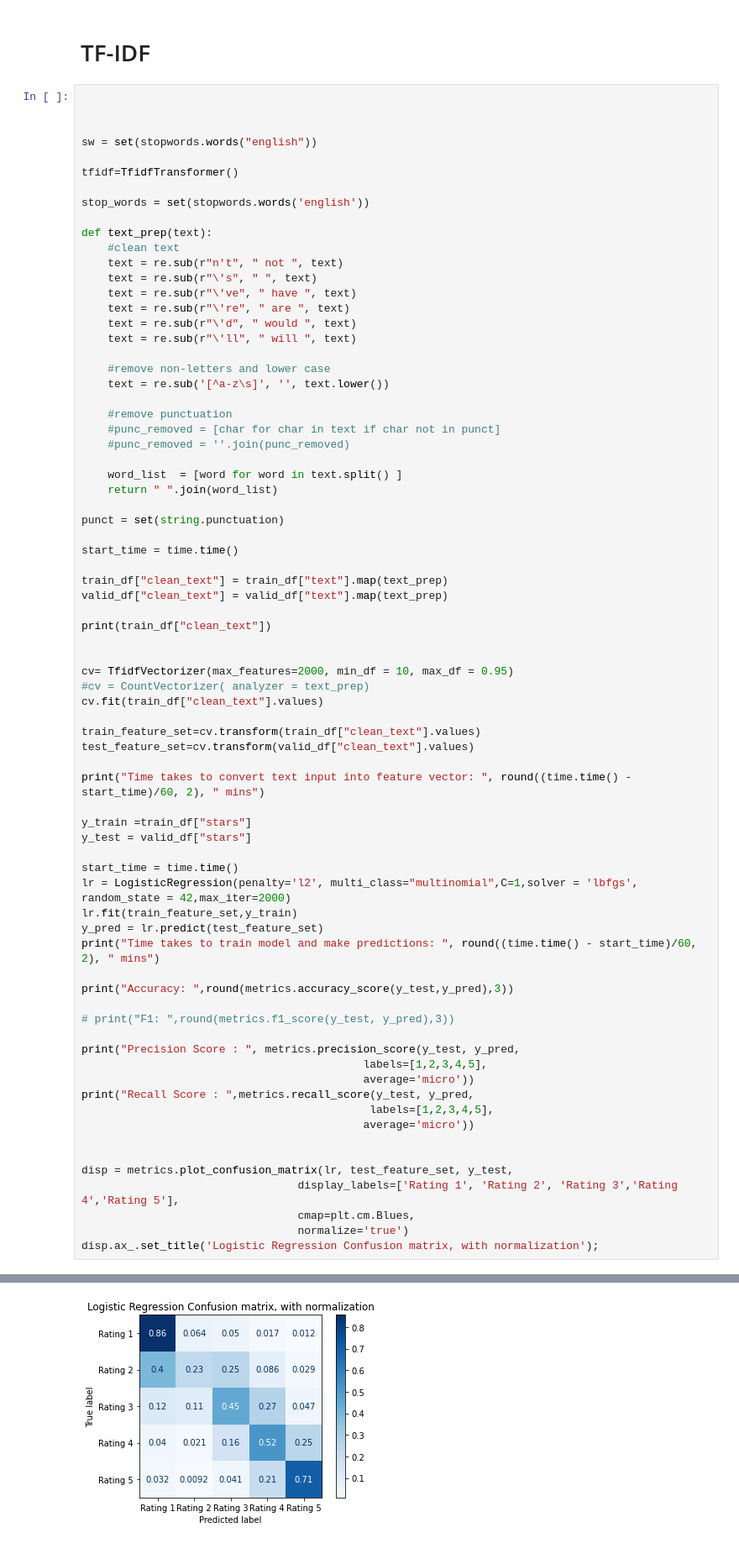
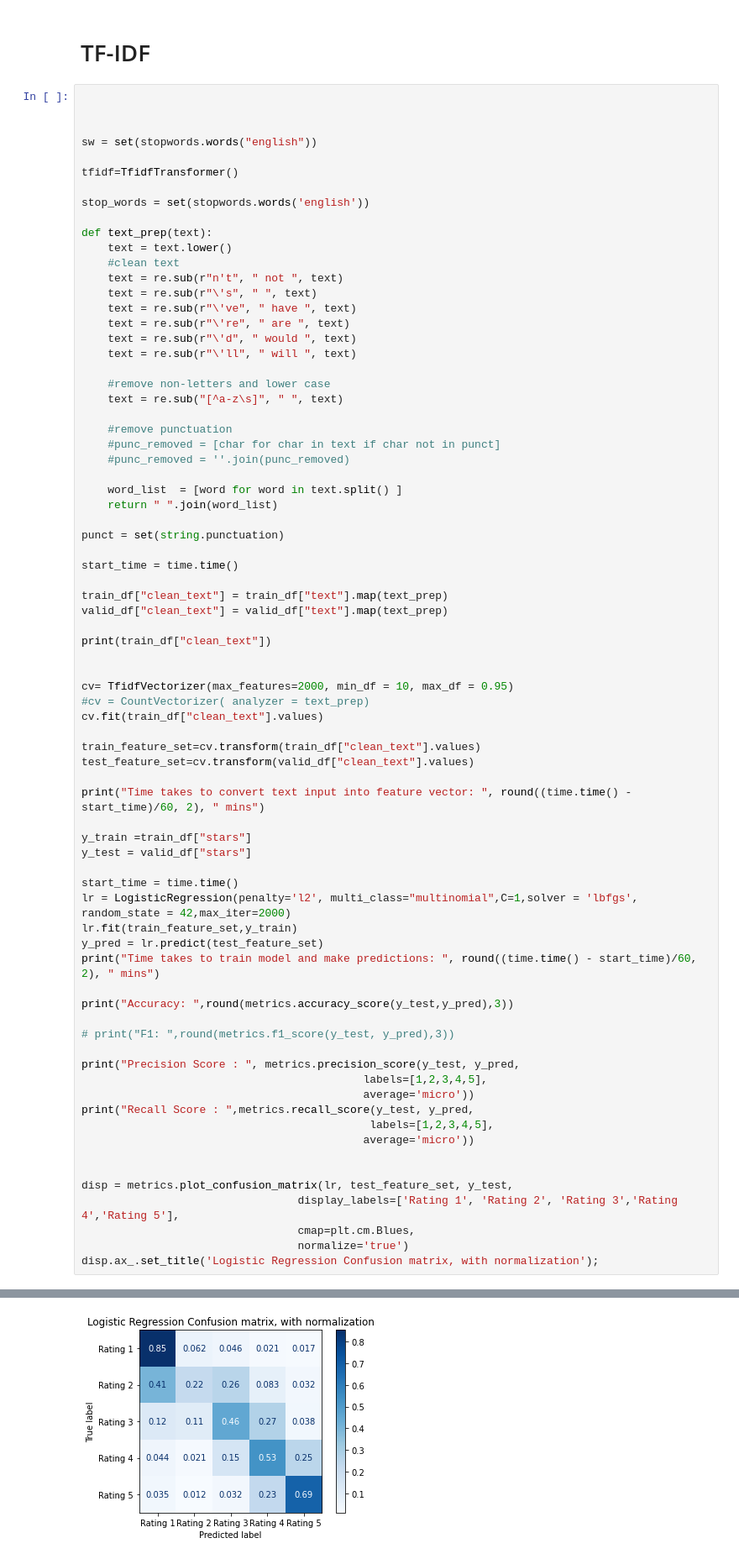
Before and after one commit to nikhilnanda21/yelp-is-all-you-need, a Jupyter notebook: Project1/Ensemble Model, TF-IDF + Glove + CNN + RNN.ipynb, the cells around one changed output, grey strips where cells are left out. Shown at 84% size. Cells and saved outputs as stored; diff of their text form.

```diff
--- a/Project1/Ensemble Model, TF-IDF + Glove + CNN + RNN.ipynb
+++ b/Project1/Ensemble Model, TF-IDF + Glove + CNN + RNN.ipynb
@@ -213,6 +213,7 @@ tfidf=TfidfTransformer()
 stop_words = set(stopwords.words('english'))
 
 def text_prep(text):
+    text = text.lower()
     #clean text
     text = re.sub(r"n't", " not ", text)
     text = re.sub(r"\'s", " ", text)
@@ -222,7 +223,7 @@ def text_prep(text):
     text = re.sub(r"\'ll", " will ", text)
 
     #remove non-letters and lower case
-    text = re.sub('[^a-z\s]', '', text.lower())
+    text = re.sub("[^a-z\s]", " ", text)
 
     #remove punctuation
     #punc_removed = [char for char in text if char not in punct]
@@ -297,4 +298,4 @@ Recall Score :  0.5965
-[figure, old version]
+[figure, new version]
 # %%
 
 
```
Also changed, not shown: parts of 10 cells of this notebook, 4 other files.
